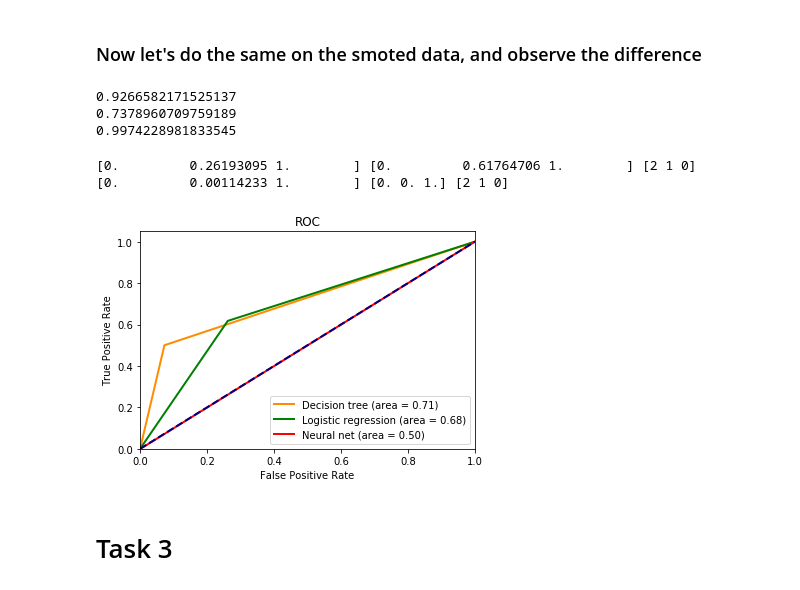
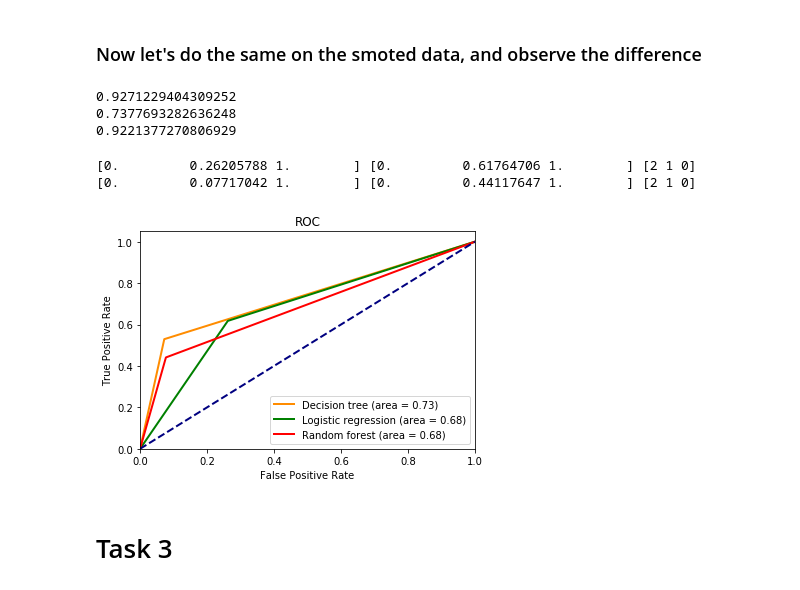
Before and after one commit to werew/Cyber_Data_Analytics_Labs, a Jupyter notebook: final.ipynb, the cells around one changed output. Drawn from its saved outputs; the diff is of its cells as text; code cells hidden in the pictures.

```diff
--- a/final.ipynb
+++ b/final.ipynb
@@ -172,59 +216,63 @@ dt = tree.DecisionTreeClassifier(max_depth=30)
 dt.fit(x_train_smoted, y_train_smoted)
 print dt.score(x_test,y_test)
 
+# Logistic regression
 lr = LogisticRegression()
 lr.fit(x_train_smoted, y_train_smoted)
 print lr.score(x_test,y_test)
 
-mlp = MLPClassifier(
-                    hidden_layer_sizes=(4,5, 2), random_state=1)
-mlp.fit(x_train_smoted,y_train_smoted)
-print mlp.score(x_test,y_test)
+# Random forest classifier
+rf = RandomForestClassifier(n_estimators=80, random_state=42)
+rf.fit(x_train_smoted, y_train_smoted)
+print rf.score(x_test, y_test)
 # %% [output]
-0.9266582171525137
-0.7378960709759189
-0.9974228981833545
+0.9271229404309252
+0.7377693282636248
+0.9221377270806929
 # %%
 dt_y_predict = dt.predict(x_test)
 lr_y_predict = lr.predict(x_test)
-mlp_y_predict = mlp.predict(x_test)
+rf_y_predict = rf.predict(x_test)
+
 
 
 
 plt.figure()
 
 
 fpr, tpr, thresholds = roc_curve(y_test, dt_y_predict)
 roc_auc = auc(fpr,tpr)
 plt.plot(fpr, tpr, color='darkorange',
          lw=2, label='Decision tree (area = %0.2f)' % roc_auc)
 
 
 fpr, tpr, thresholds = roc_curve(y_test, lr_y_predict)
 roc_auc = auc(fpr,tpr)
 print fpr,tpr,thresholds
 plt.plot(fpr, tpr, color='green',
          lw=2, label='Logistic regression (area = %0.2f)' % roc_auc)
 
-fpr, tpr, thresholds = roc_curve(y_test, mlp_y_predict)
+
+fpr, tpr, thresholds = roc_curve(y_test, rf_y_predict)
+roc_auc = auc(fpr,tpr)
 print fpr,tpr,thresholds
-roc_auc = auc(fpr,tpr)
 plt.plot(fpr, tpr, color='red',
-         lw=2, label='Neural net (area = %0.2f)' % roc_auc)
+         lw=2, label='Random forest (area = %0.2f)' % roc_auc)
+
 
 
 plt.plot([0, 1], [0, 1], color='navy', lw=2, linestyle='--')
 plt.xlim([0.0, 1.0])
 plt.ylim([0.0, 1.05])
 plt.xlabel('False Positive Rate')
 plt.ylabel('True Positive Rate')
 plt.title('ROC')
 plt.legend(loc="lower right")
 plt.show()
 # %% [output]
-[0.         0.26193095 1.        ] [0.         0.61764706 1.        ] [2 1 0]
-[0.         0.00114233 1.        ] [0. 0. 1.] [2 1 0]
+[0.         0.26205788 1.        ] [0.         0.61764706 1.        ] [2 1 0]
+[0.         0.07717042 1.        ] [0.         0.44117647 1.        ] [2 1 0]
-[figure, old version]
+[figure, new version]
 # %% [markdown]
 # Task 3
 # %%
```
Also changed, not shown: parts of 10 cells of this notebook.
